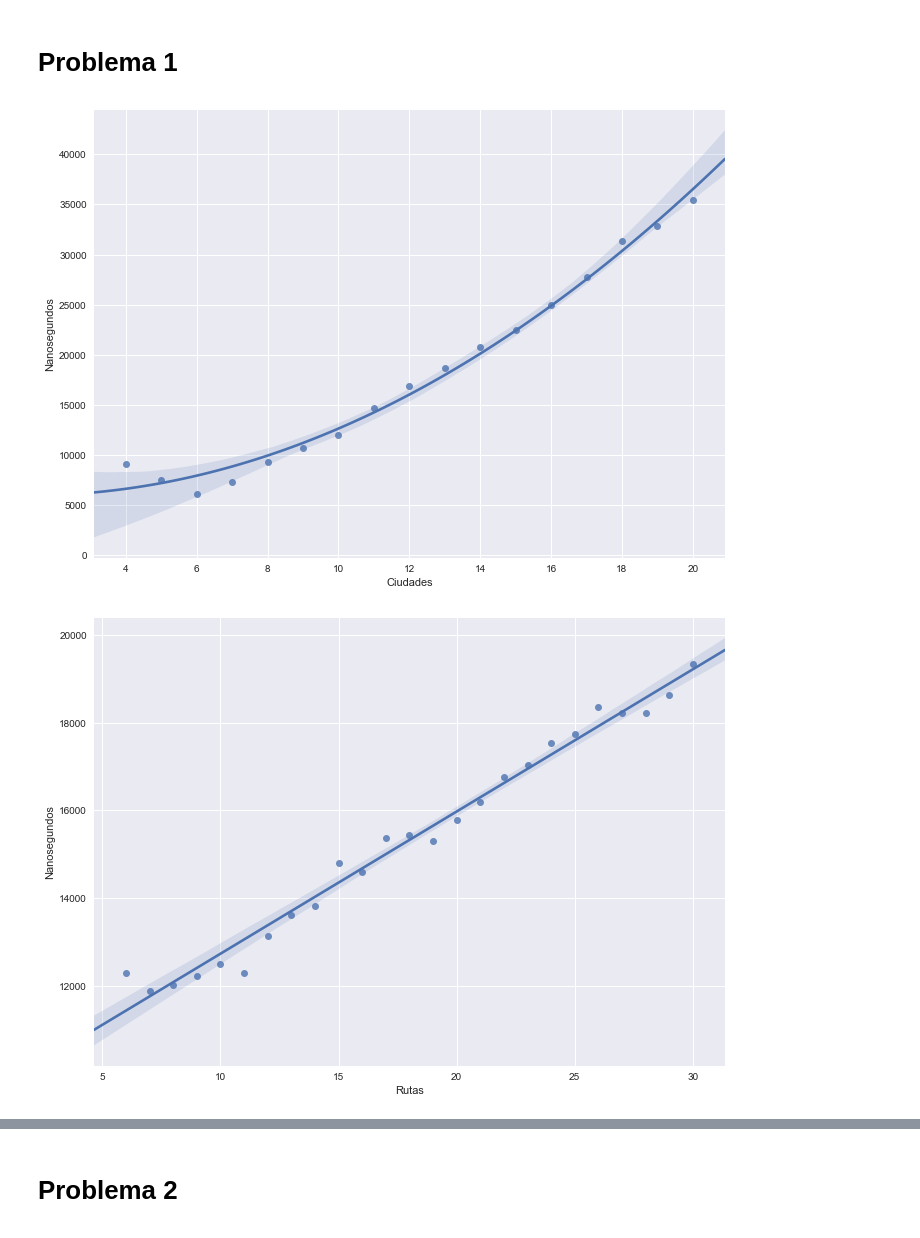
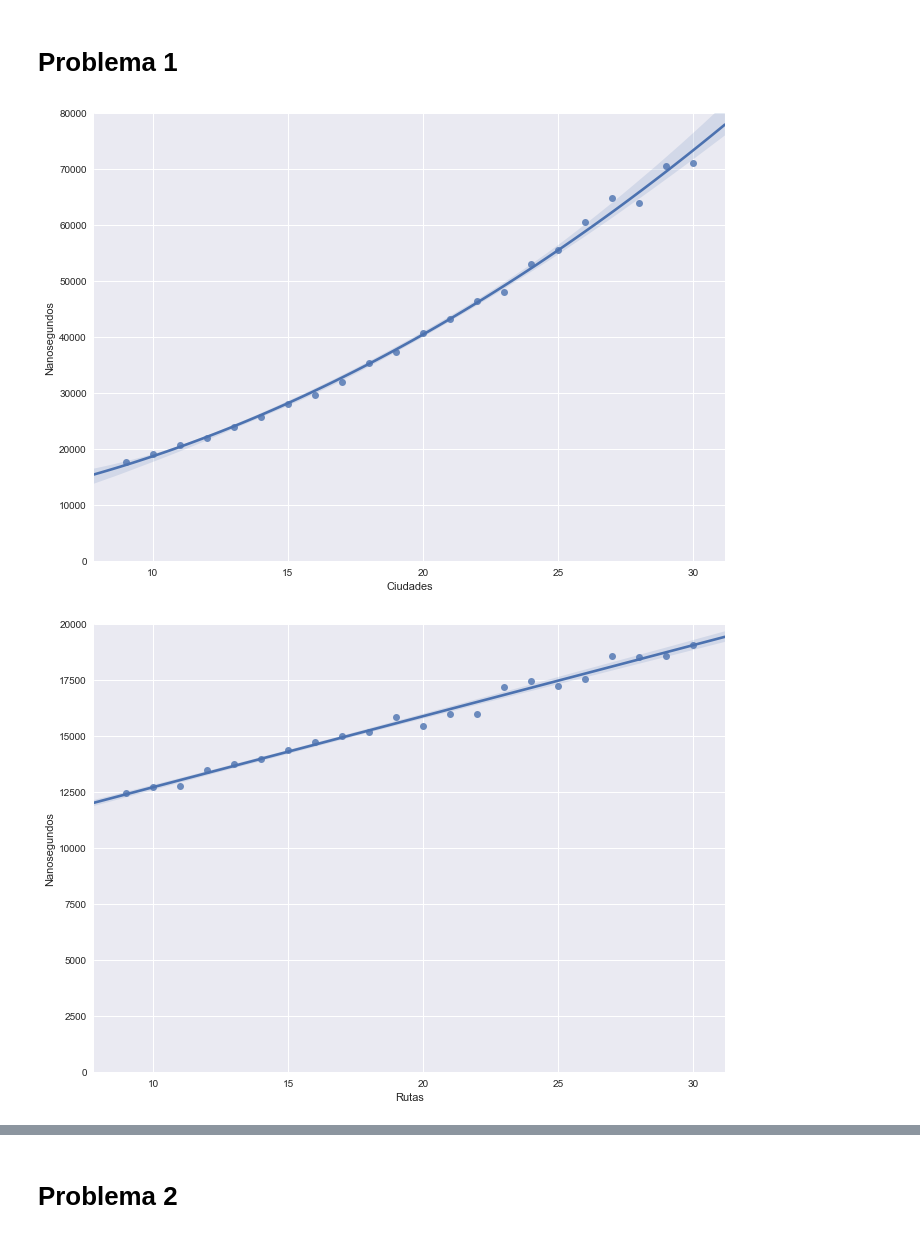
Before and after one commit to ZebaSz/algo3-tp2, a Jupyter notebook: informe/data/Algo3-TP2.ipynb, the cells around one changed output, grey strips where cells are left out. Drawn from its saved outputs; the diff is of its cells as text; code cells hidden in the pictures.

```diff
--- a/informe/data/Algo3-TP2.ipynb
+++ b/informe/data/Algo3-TP2.ipynb
@@ -11,16 +11,18 @@ import os
 # %%
 df = pd.read_csv('delivery.csv')
 # %%
-dfA = df[(df.Ciudades > 0) & (df.Rutas == 5) & (df.TotalPremium == 3) & (df.LimitePremium == 2)]
+dfA = df[(df.Ciudades > 0) & (df.Rutas == 30) & (df.TotalPremium == 3) & (df.LimitePremium == 2)]
 
-sns.lmplot(x='Ciudades', y='Nanosegundos', data=dfA, size=7, aspect=1.4, order=2)
+g = sns.lmplot(x='Ciudades', y='Nanosegundos', data=dfA, size=7, aspect=1.4, order=2)
+g.set(ylim=(0,80000))
 plt.show()
 # %% [output]
-[figure, old version]
+[figure, new version]
 # %%
-dfB = df[(df.Ciudades == 10) & (df.Rutas > 5) & (df.TotalPremium == 5) & (df.LimitePremium == 2)]
+dfB = df[(df.Ciudades == 10) & (df.Rutas > 0) & (df.TotalPremium == 3) & (df.LimitePremium == 2)]
 
-sns.lmplot(x='Rutas', y='Nanosegundos', data=dfB, size=7, aspect=1.4)
+g = sns.lmplot(x='Rutas', y='Nanosegundos', data=dfB, size=7, aspect=1.4)
+g.set(ylim=(0,20000))
 plt.show()
 # %% [output]
-[figure, old version]
+[figure, new version]
```
Also changed, not shown: parts of 4 cells of this notebook, 9 other files.
